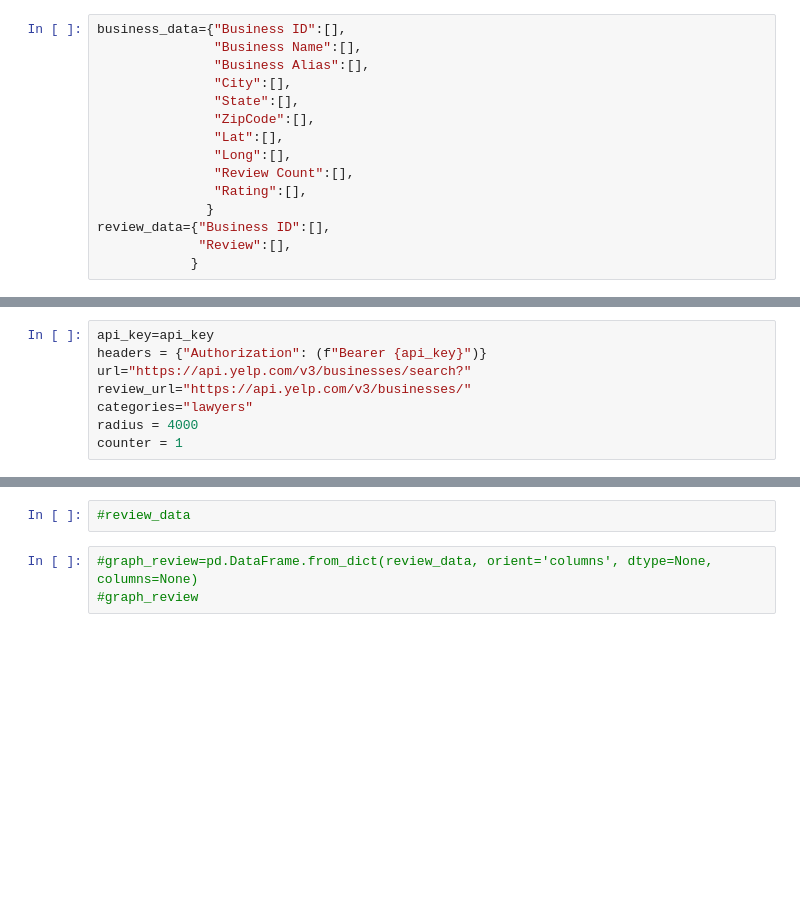
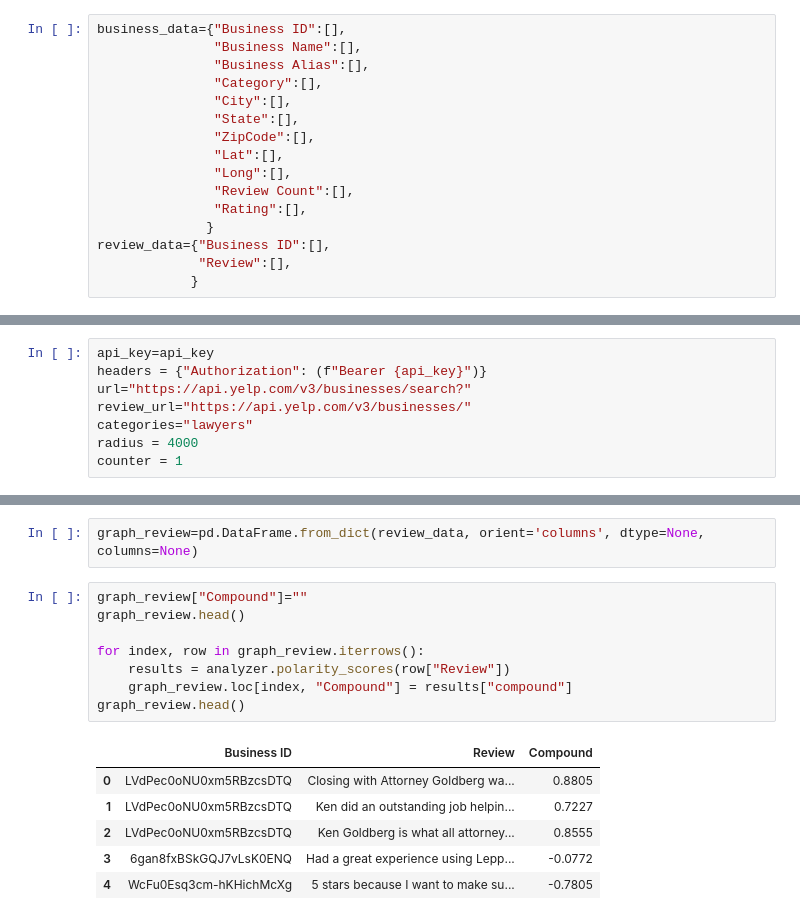
Before and after one commit to jaredstewartcase/Project-1-Bashplotlib, a Jupyter notebook: Yelp_Master.ipynb, the cells around one changed output, grey strips where cells are left out. Drawn from its saved outputs; the diff is of its cells as text; blank space fills up the shorter version.

```diff
--- a/Yelp_Master.ipynb
+++ b/Yelp_Master.ipynb
@@ -11,6 +13,7 @@ from pydbgen import pydbgen
 business_data={"Business ID":[],
                "Business Name":[],
                "Business Alias":[],
+               "Category":[],
                "City":[],
                "State":[],
                "ZipCode":[],
@@ -140,5 +137,17 @@ graph_data
-# %%
-#review_data
 # %%
-#graph_review=pd.DataFrame.from_dict(review_data, orient='columns', dtype=None, columns=None)
-#graph_review
+graph_review=pd.DataFrame.from_dict(review_data, orient='columns', dtype=None, columns=None)
+# %%
+graph_review["Compound"]=""
+graph_review.head()
+
+for index, row in graph_review.iterrows():
+    results = analyzer.polarity_scores(row["Review"])
+    graph_review.loc[index, "Compound"] = results["compound"]
+graph_review.head()
+# %% [output]
+|  | Business ID | Review | Compound |
+| 0 | LVdPec0oNU0xm5RBzcsDTQ | Closing with Attorney Goldberg wa... | 0.8805 |
+| 1 | LVdPec0oNU0xm5RBzcsDTQ | Ken did an outstanding job helpin... | 0.7227 |
+| 2 | LVdPec0oNU0xm5RBzcsDTQ | Ken Goldberg is what all attorney... | 0.8555 |
+| 3 | 6gan8fxBSkGQJ7vLsK0ENQ | Had a great experience using Lepp... | -0.0772 |
+| 4 | WcFu0Esq3cm-hKHichMcXg | 5 stars because I want to make su... | -0.7805 |
```
Also changed, not shown: parts of 11 cells of this notebook.
